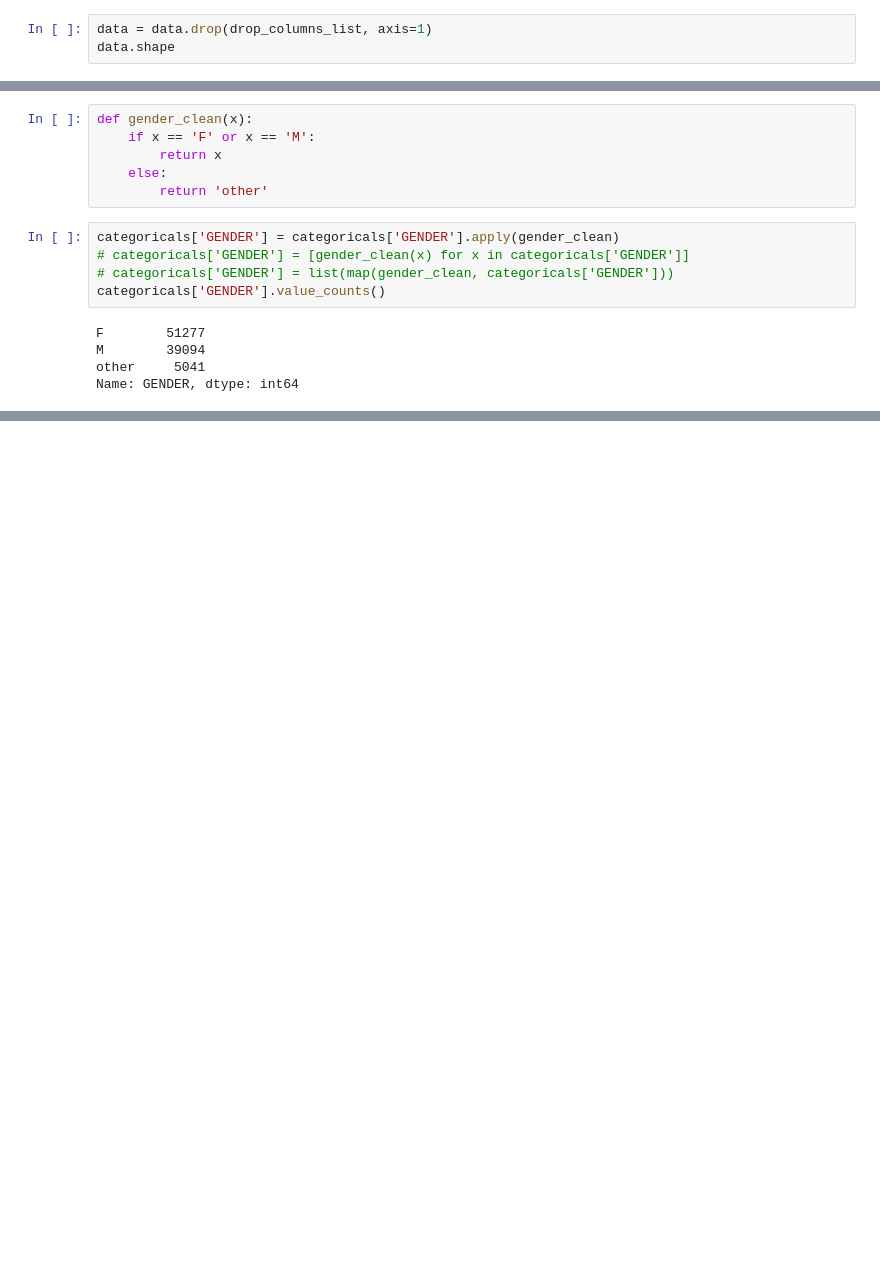
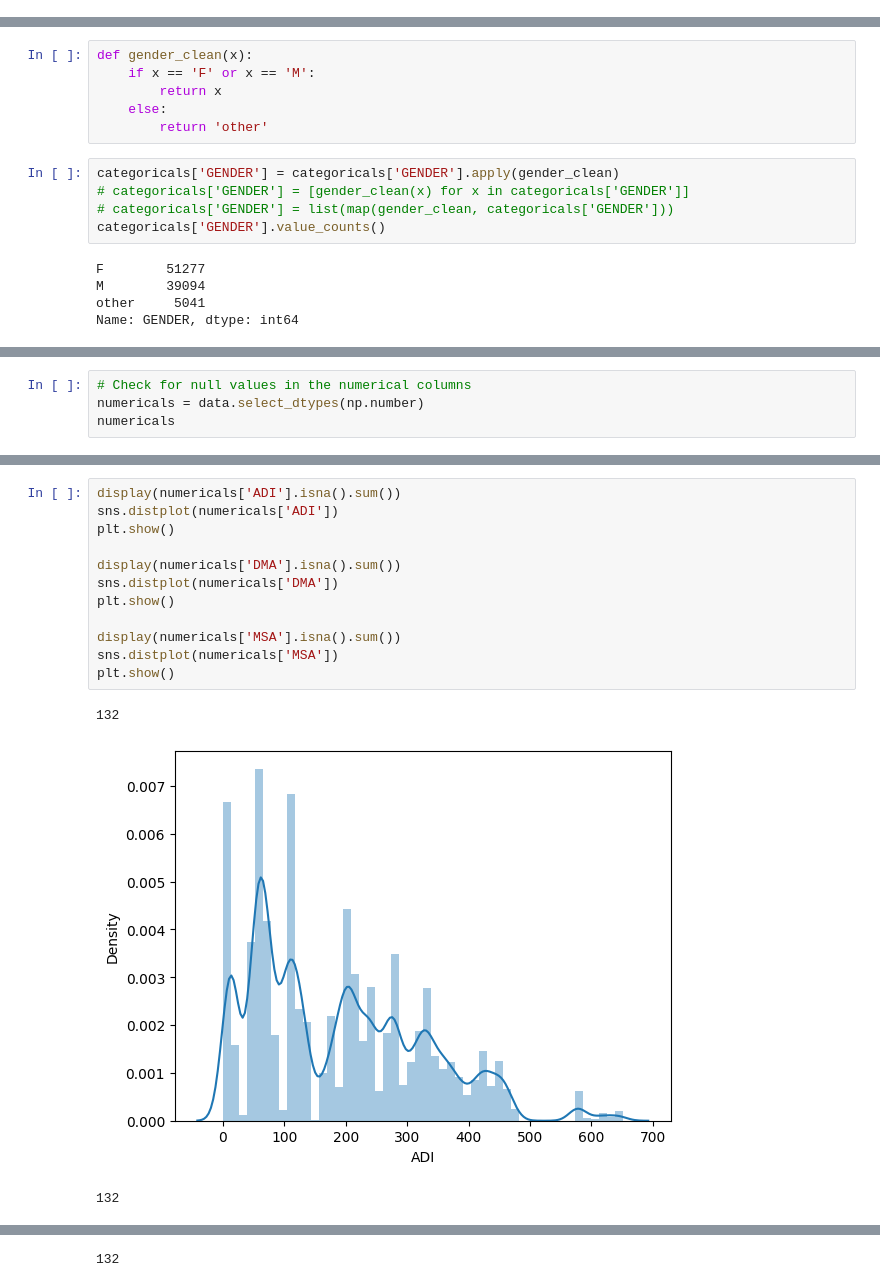
Before and after one commit to Xamweis/lab-revisiting-machine-learning, a Jupyter notebook: lab1.ipynb, the cells around one changed output, grey strips where cells are left out. Drawn from its saved outputs; the diff is of its cells as text; blank space fills up the shorter version.

```diff
--- a/lab1.ipynb
+++ b/lab1.ipynb
@@ -109,5 +129,2 @@ len(drop_columns_list)
 # %% [output]
 29
-# %%
-data = data.drop(drop_columns_list, axis=1)
-data.shape
@@ -155,0 +217,4 @@ Name: GENDER, dtype: int64
+# %%
+# Check for null values in the numerical columns
+numericals = data.select_dtypes(np.number)
+numericals
@@ -155,0 +253,16 @@ Name: GENDER, dtype: int64
+# %%
+display(numericals['ADI'].isna().sum())
+sns.distplot(numericals['ADI'])
+plt.show()
+
+display(numericals['DMA'].isna().sum())
+sns.distplot(numericals['DMA'])
+plt.show()
+
+display(numericals['MSA'].isna().sum())
+sns.distplot(numericals['MSA'])
+plt.show()
+# %% [output]
+132
+[figure, added]
+132
@@ -155,0 +270 @@ Name: GENDER, dtype: int64
+132
```
Also changed, not shown: parts of 35 cells of this notebook.
